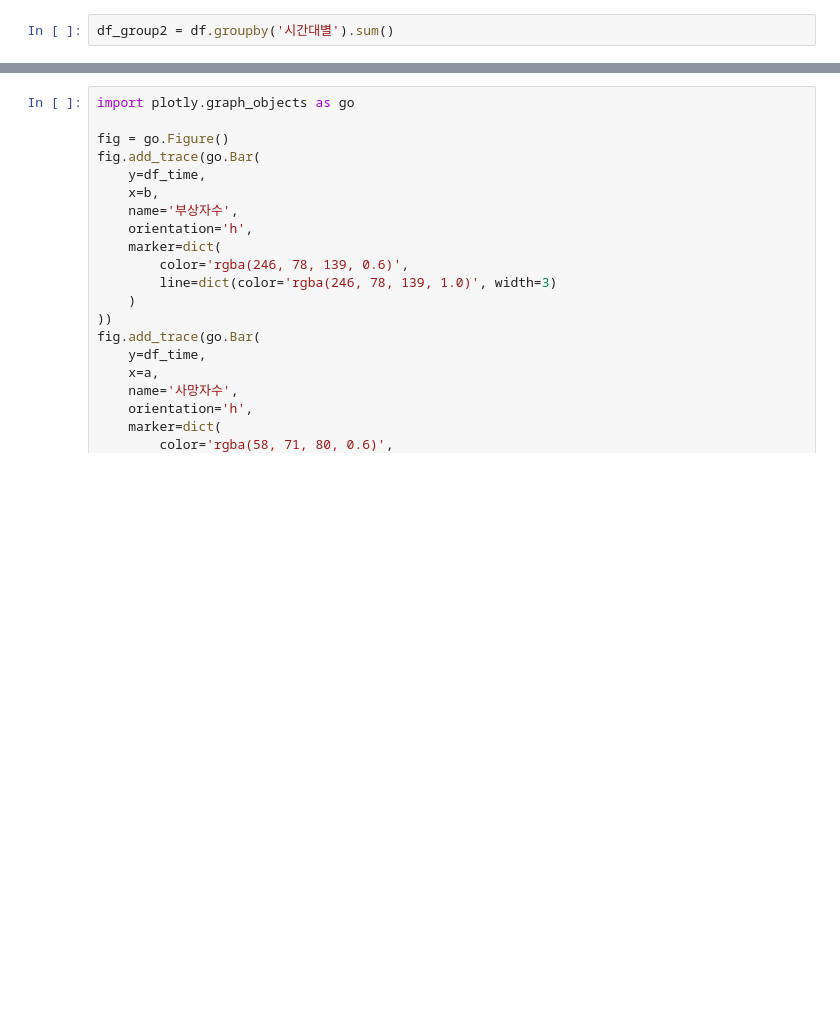
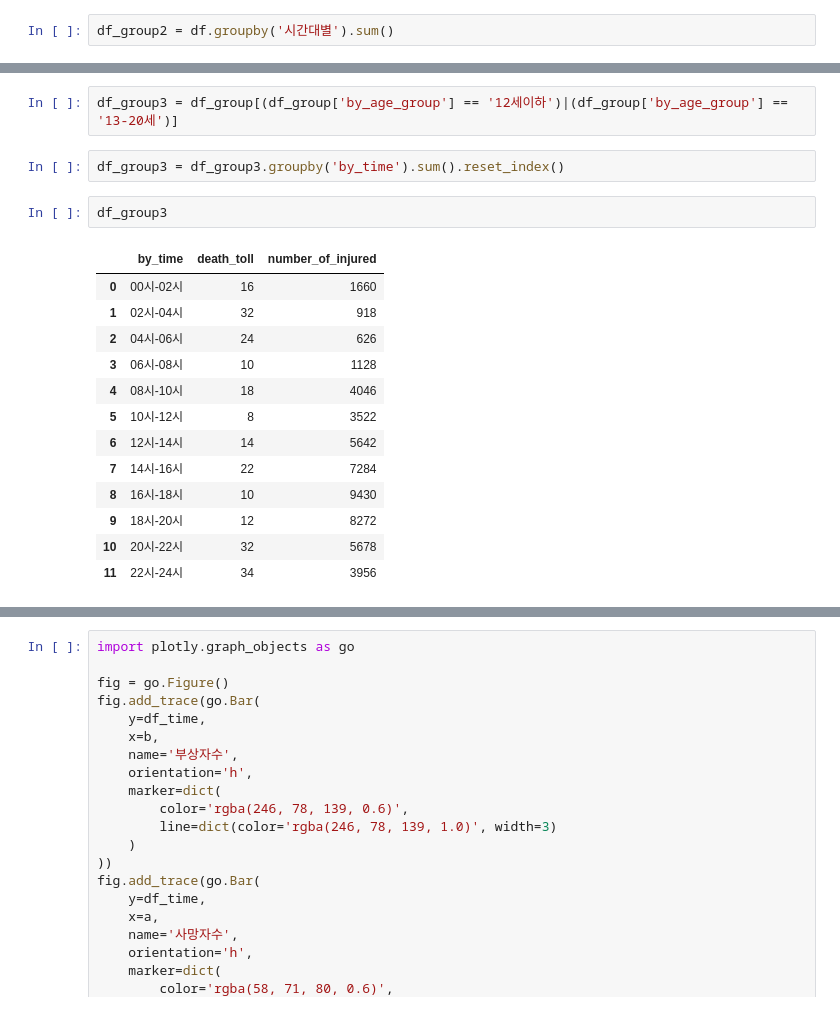
Before and after one commit to dalkey23/elice_data_project, a Jupyter notebook: 연령층별 시간대별 사상자.ipynb, the cells around one changed output, grey strips where cells are left out. Drawn from its saved outputs; the diff is of its cells as text; blank space fills up the shorter version.

```diff
--- a/연령층별 시간대별 사상자.ipynb
+++ b/연령층별 시간대별 사상자.ipynb
@@ -192,3 +232,23 @@ df_group2
+# %%
+df_group3 = df_group[(df_group['by_age_group'] == '12세이하')|(df_group['by_age_group'] == '13-20세')]
+# %%
+df_group3 = df_group3.groupby('by_time').sum().reset_index()
+# %%
+df_group3
+# %% [output]
+|  | by_time | death_toll | number_of_injured |
+| 0 | 00시-02시 | 16 | 1660 |
+| 1 | 02시-04시 | 32 | 918 |
+| 2 | 04시-06시 | 24 | 626 |
+| 3 | 06시-08시 | 10 | 1128 |
+| 4 | 08시-10시 | 18 | 4046 |
+| 5 | 10시-12시 | 8 | 3522 |
+| 6 | 12시-14시 | 14 | 5642 |
+| 7 | 14시-16시 | 22 | 7284 |
+| 8 | 16시-18시 | 10 | 9430 |
+| 9 | 18시-20시 | 12 | 8272 |
+| 10 | 20시-22시 | 32 | 5678 |
+| 11 | 22시-24시 | 34 | 3956 |
 # %%
 plt.rc('font', family = 'Malgun Gothic')
 
```
Also changed, not shown: parts of 15 cells of this notebook, 4 other files.
